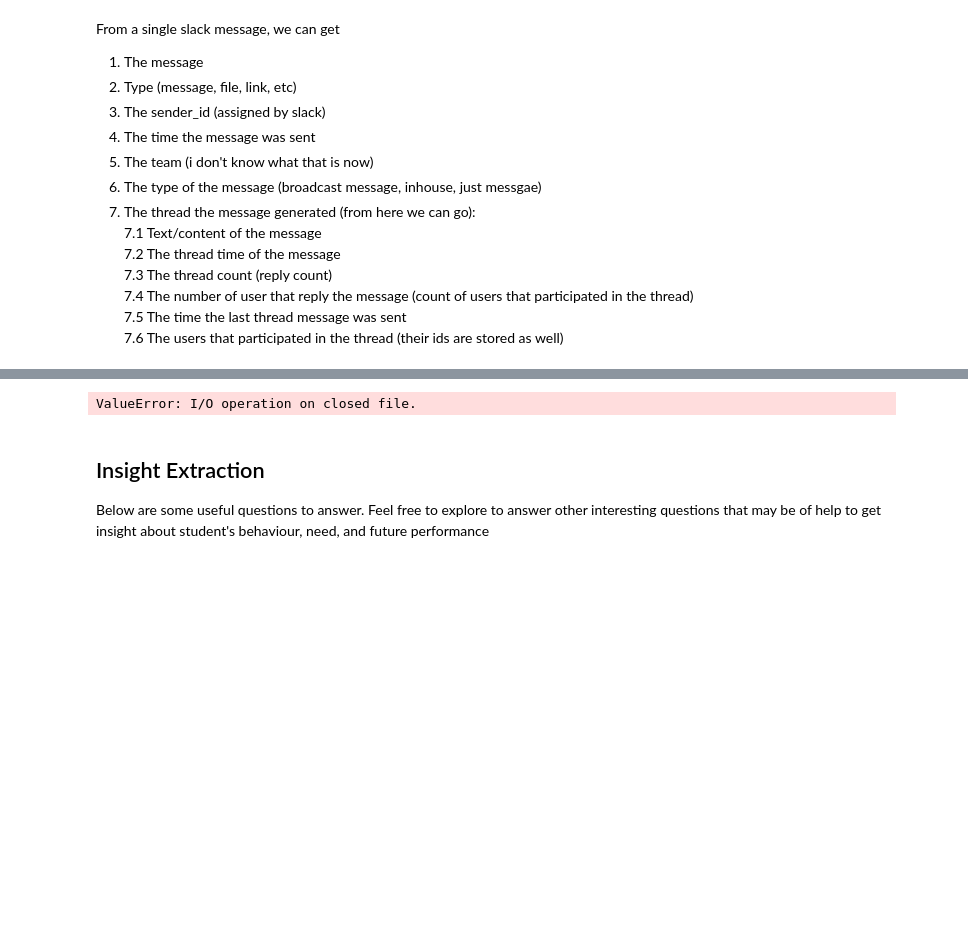
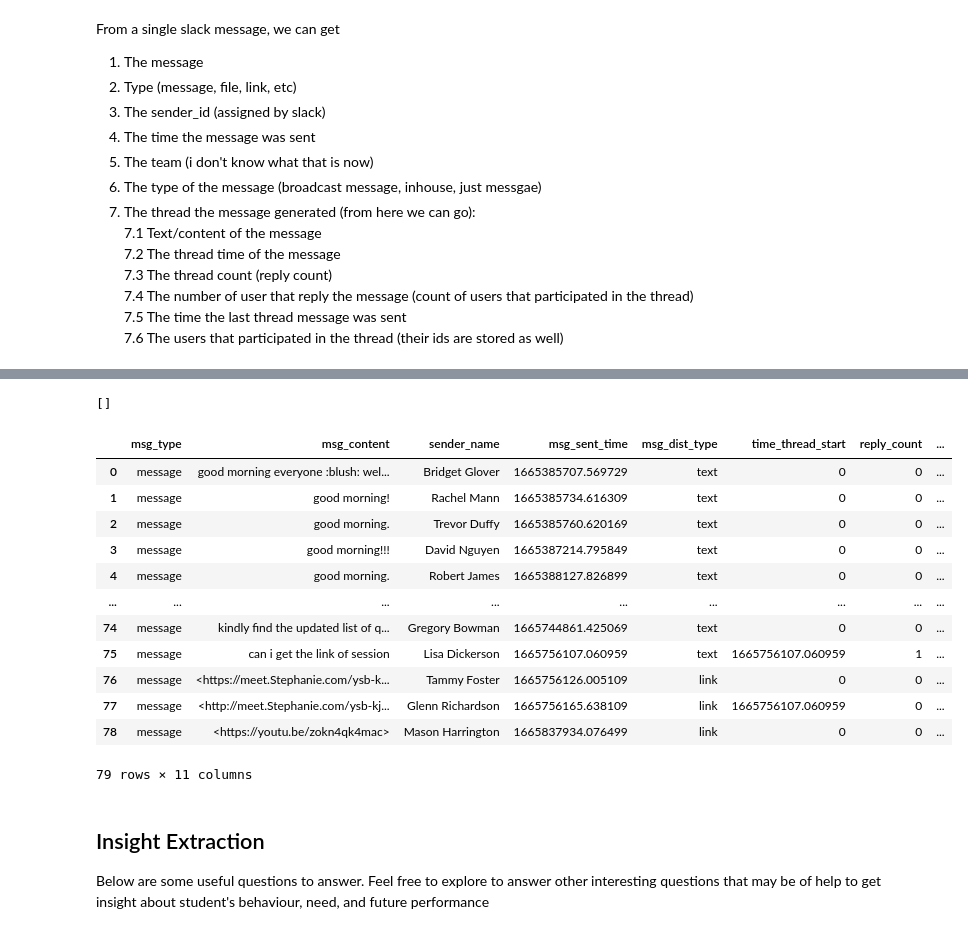
Before and after one commit to FidTCHANDO/network_analysis, a Jupyter notebook: notebooks/parse_slack_data.ipynb, the cells around one changed output, grey strips where cells are left out. Cells and saved outputs as stored; diff of their text form; code cells hidden in the pictures; blank space fills up the shorter version.

Commit message:
fixing parse slack data

```diff
--- a/notebooks/parse_slack_data.ipynb
+++ b/notebooks/parse_slack_data.ipynb
@@ -61,7 +61,7 @@ def slack_parser(path_channel):
     for json_file in glob.glob(f"{path_channel}*.json"):
         with open(json_file, 'r', encoding="utf8") as slack_data:
             data = json.load(slack_data)
-            combined.append(slack_data)
+            combined.append(data)
 
     # loop through all json files and extract required informations
     dflist = []
@@ -79,8 +79,12 @@ def slack_parser(path_channel):
                 if 'user_profile' in row.keys(): sender_id.append(row['user_profile']['real_name'])
                 else: sender_id.append('Not provided')
                 time_msg.append(row['ts'])
-                if 'blocks' in row.keys() and len(row['blocks'][0]['elements'][0]['elements']) != 0 :
-                     msg_dist.append(row['blocks'][0]['elements'][0]['elements'][0]['type'])
+                if 'blocks' in row.keys() :
+                    if row['blocks'] != None :
+                        if len(row['blocks'][0]['elements'][0]['elements']) != 0 :
+                            msg_dist.append(row['blocks'][0]['elements'][0]['elements'][0]['type'])
+                        else: msg_dist.append('reshared')
+                    else: msg_dist.append('reshared')
                 else: msg_dist.append('reshared')
                 if 'thread_ts' in row.keys():
                     time_thread_st.append(row['thread_ts'])
@@ -274,0 +334,4 @@ rpath
+# %%
+msg_type
+# %% [output]
+[]
@@ -275,7 +410,21 @@ rpath
 # %%
 data_loaded = slack_parser("../anonymized/all-week8/")
-# %% [output]
-ValueError: I/O operation on closed file.
+# %%
+data_loaded
+# %% [output]
+|  | msg_type | msg_content | sender_name | msg_sent_time | msg_dist_type | time_thread_start | reply_count | ... |
+| 0 | message | good morning everyone :blush: wel... | Bridget Glover | 1665385707.569729 | text | 0 | 0 | ... |
+| 1 | message | good morning! | Rachel Mann | 1665385734.616309 | text | 0 | 0 | ... |
+| 2 | message | good morning. | Trevor Duffy | 1665385760.620169 | text | 0 | 0 | ... |
+| 3 | message | good morning!!! | David Nguyen | 1665387214.795849 | text | 0 | 0 | ... |
+| 4 | message | good morning. | Robert James | 1665388127.826899 | text | 0 | 0 | ... |
+| ... | ... | ... | ... | ... | ... | ... | ... | ... |
+| 74 | message | kindly find the updated list of q... | Gregory Bowman | 1665744861.425069 | text | 0 | 0 | ... |
+| 75 | message | can i get the link of session | Lisa Dickerson | 1665756107.060959 | text | 1665756107.060959 | 1 | ... |
+| 76 | message | <https://meet.Stephanie.com/ysb-k... | Tammy Foster | 1665756126.005109 | link | 0 | 0 | ... |
+| 77 | message | <http://meet.Stephanie.com/ysb-kj... | Glenn Richardson | 1665756165.638109 | link | 1665756107.060959 | 0 | ... |
+| 78 | message | <https://youtu.be/zokn4qk4mac> | Mason Harrington | 1665837934.076499 | link | 0 | 0 | ... |
+79 rows × 11 columns
 # %% [markdown]
 ## Insight Extraction
 
```
Also changed, not shown: parts of 8 cells of this notebook.
